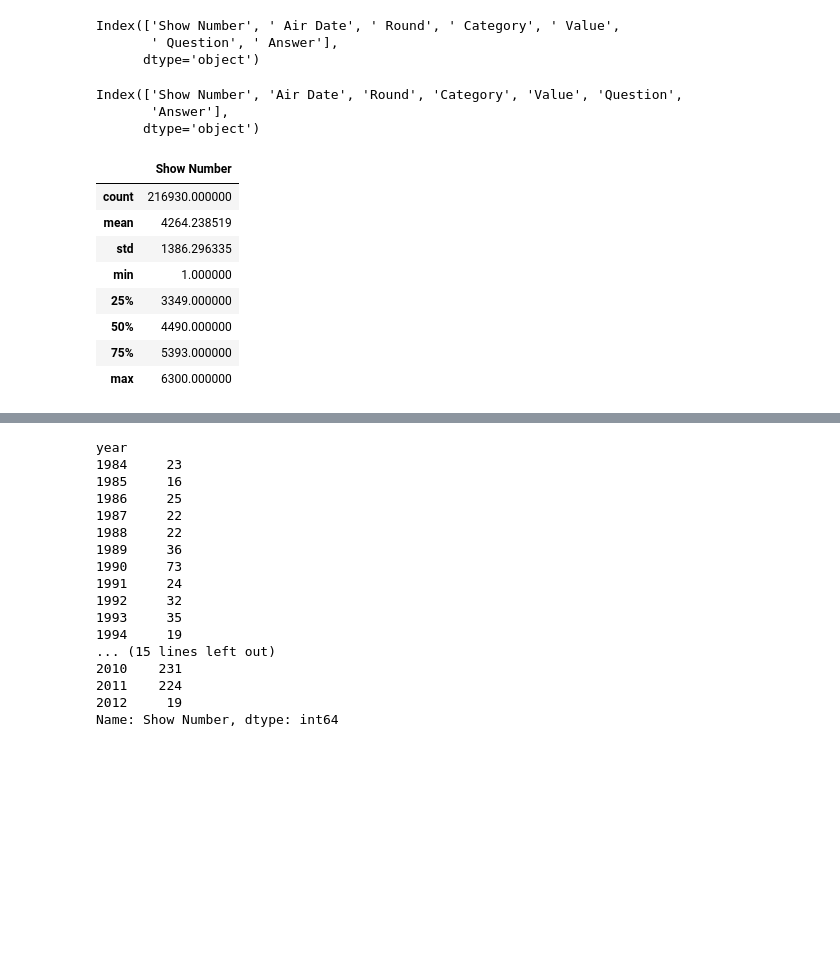
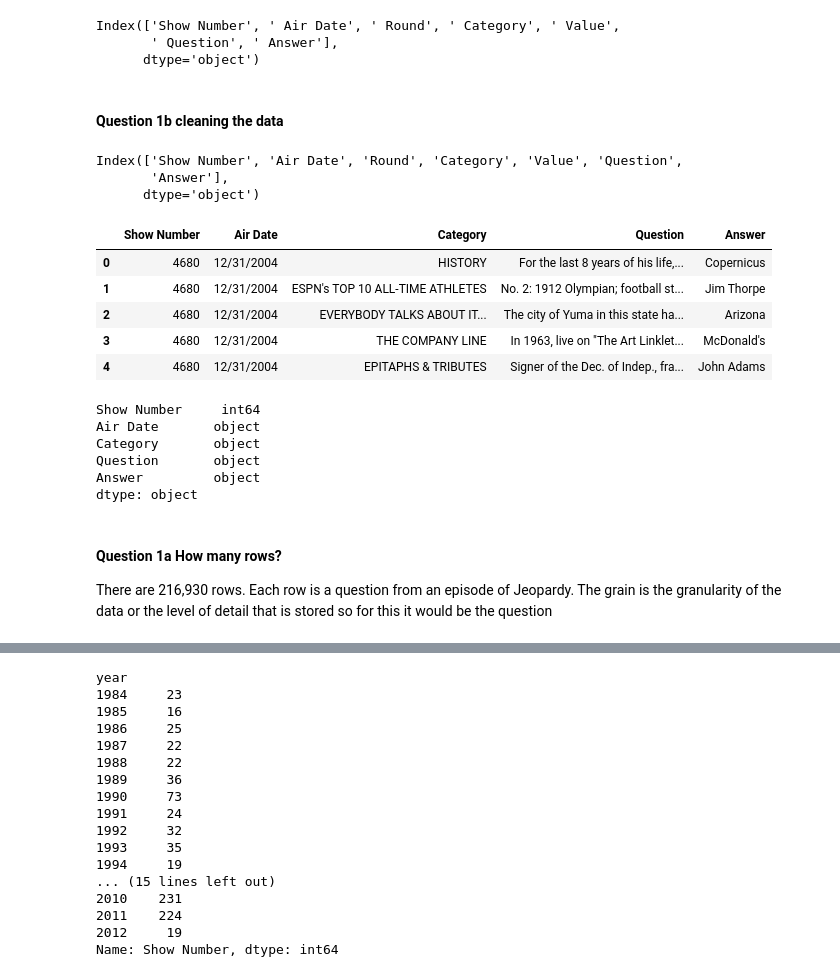
Before and after one commit to britt-emm/Homework, a Jupyter notebook: Class-work/Week6_in_class_assignment.ipynb, the cells around one changed output, grey strips where cells are left out. Saved outputs shown, nothing was run; the diff lists cells and outputs as text; code cells hidden in the pictures; blank space fills up the shorter version.

```diff
--- a/Class-work/Week6_in_class_assignment.ipynb
+++ b/Class-work/Week6_in_class_assignment.ipynb
@@ -20,4 +20,6 @@ jeopardy_df.columns
 Index(['Show Number', ' Air Date', ' Round', ' Category', ' Value',
        ' Question', ' Answer'],
       dtype='object')
+# %% [markdown]
+#### Question 1b cleaning the data
 # %%
@@ -33,16 +35,27 @@ jeopardy_df.columns
 Index(['Show Number', 'Air Date', 'Round', 'Category', 'Value', 'Question',
        'Answer'],
       dtype='object')
-# %%
-jeopardy_df.describe() # 1a there are 216930 rows, each row is a question from an episode of Jeopardy
-# the grain is the granularity of the data or the level of detail that is stored so for this it would be the question
-# %% [output]
-|  | Show Number |
-| count | 216930.000000 |
-| mean | 4264.238519 |
-| std | 1386.296335 |
-| min | 1.000000 |
-| 25% | 3349.000000 |
-| 50% | 4490.000000 |
-| 75% | 5393.000000 |
-| max | 6300.000000 |
+# %%
+# drop unnecessary columns, it doesn't look like we need the round or value columns for this task
+to_drop = ['Round', 'Value']
+jeopardy_df.drop(columns=to_drop, inplace=True)
+jeopardy_df.head()
+# %% [output]
+|  | Show Number | Air Date | Category | Question | Answer |
+| 0 | 4680 | 12/31/2004 | HISTORY | For the last 8 years of his life,... | Copernicus |
+| 1 | 4680 | 12/31/2004 | ESPN's TOP 10 ALL-TIME ATHLETES | No. 2: 1912 Olympian; football st... | Jim Thorpe |
+| 2 | 4680 | 12/31/2004 | EVERYBODY TALKS ABOUT IT... | The city of Yuma in this state ha... | Arizona |
+| 3 | 4680 | 12/31/2004 | THE COMPANY LINE | In 1963, live on "The Art Linklet... | McDonald's |
+| 4 | 4680 | 12/31/2004 | EPITAPHS & TRIBUTES | Signer of the Dec. of Indep., fra... | John Adams |
+# %%
+jeopardy_df.dtypes
+# %% [output]
+Show Number     int64
+Air Date       object
+Category       object
+Question       object
+Answer         object
+dtype: object
+# %% [markdown]
+#### Question 1a How many rows?
+There are 216,930 rows. Each row is a question from an episode of Jeopardy. The grain is the granularity of the data or the level of detail that is stored so for this it would be the question
```
Also changed, not shown: parts of 9 cells of this notebook.
